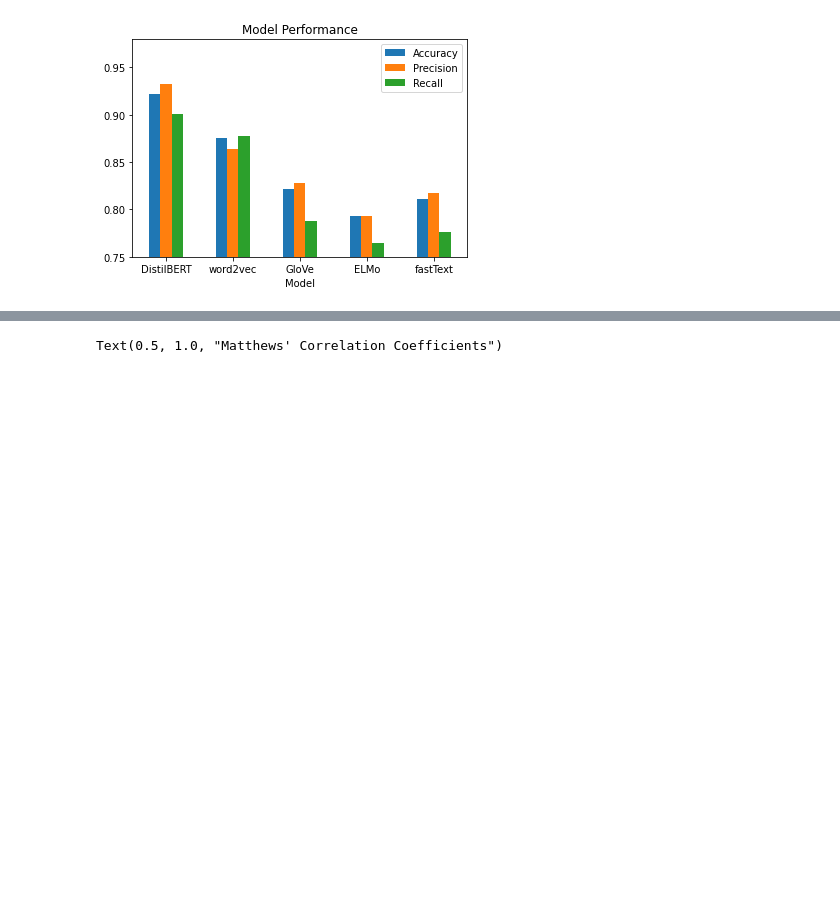
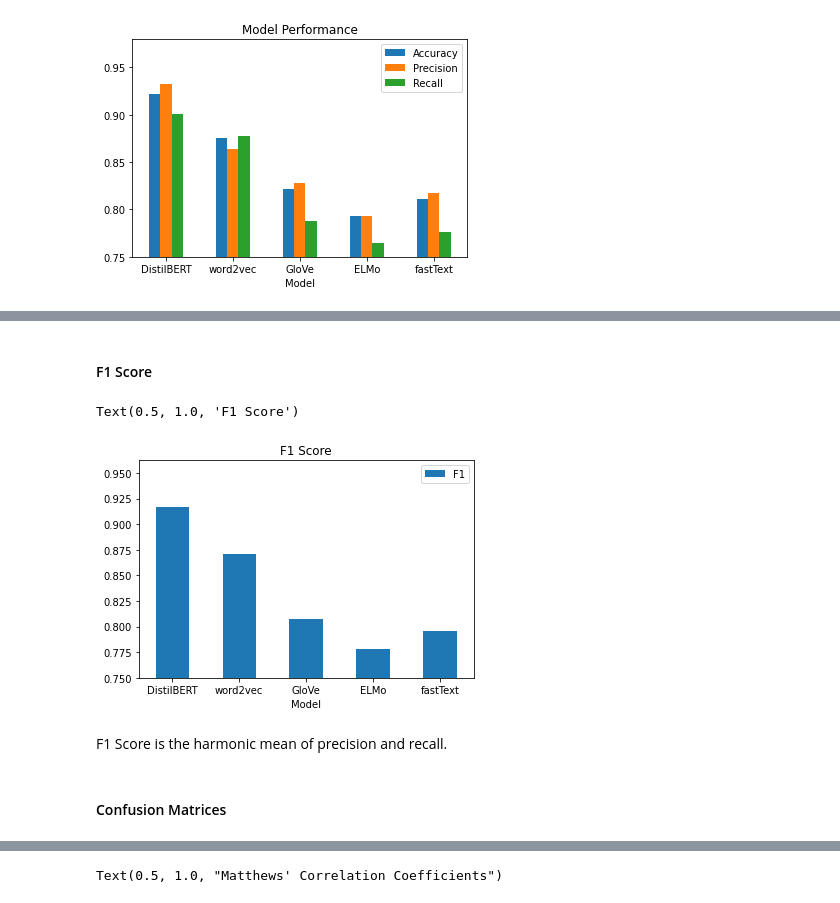
Before and after one commit to sepetab/BLUFF, a Jupyter notebook: Submission/BLUFF.ipynb, the cells around one changed output, grey strips where cells are left out. Drawn from its saved outputs; the diff is of its cells as text; code cells hidden in the pictures; blank space fills up the shorter version.

```diff
--- a/Submission/BLUFF.ipynb
+++ b/Submission/BLUFF.ipynb
@@ -148,0 +281,13 @@ Text(0.5, 1.0, 'Model Performance')
+# %% [markdown]
+#### F1 Score
+# %%
+ax = performance_df.plot.bar(x='Model', y='F1', rot=0)
+ax.set_ybound(lower=0.75)
+ax.set_title("F1 Score")
+# %% [output]
+Text(0.5, 1.0, 'F1 Score')
+[figure, added]
+# %% [markdown]
+F1 Score is the harmonic mean of precision and recall.
+# %% [markdown]
+#### Confusion Matrices
```
Also changed, not shown: parts of 74 cells of this notebook, 3 other files.
